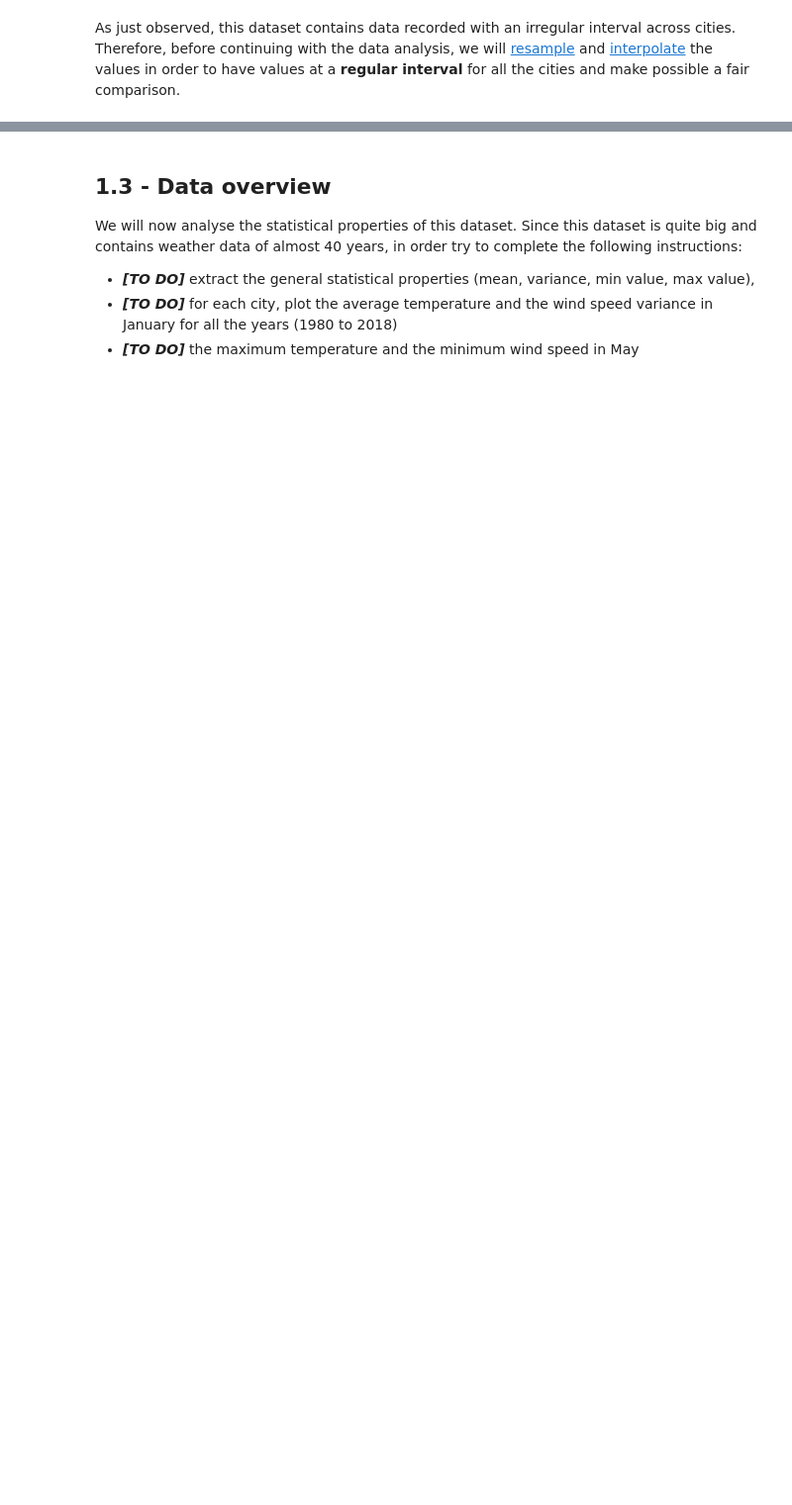
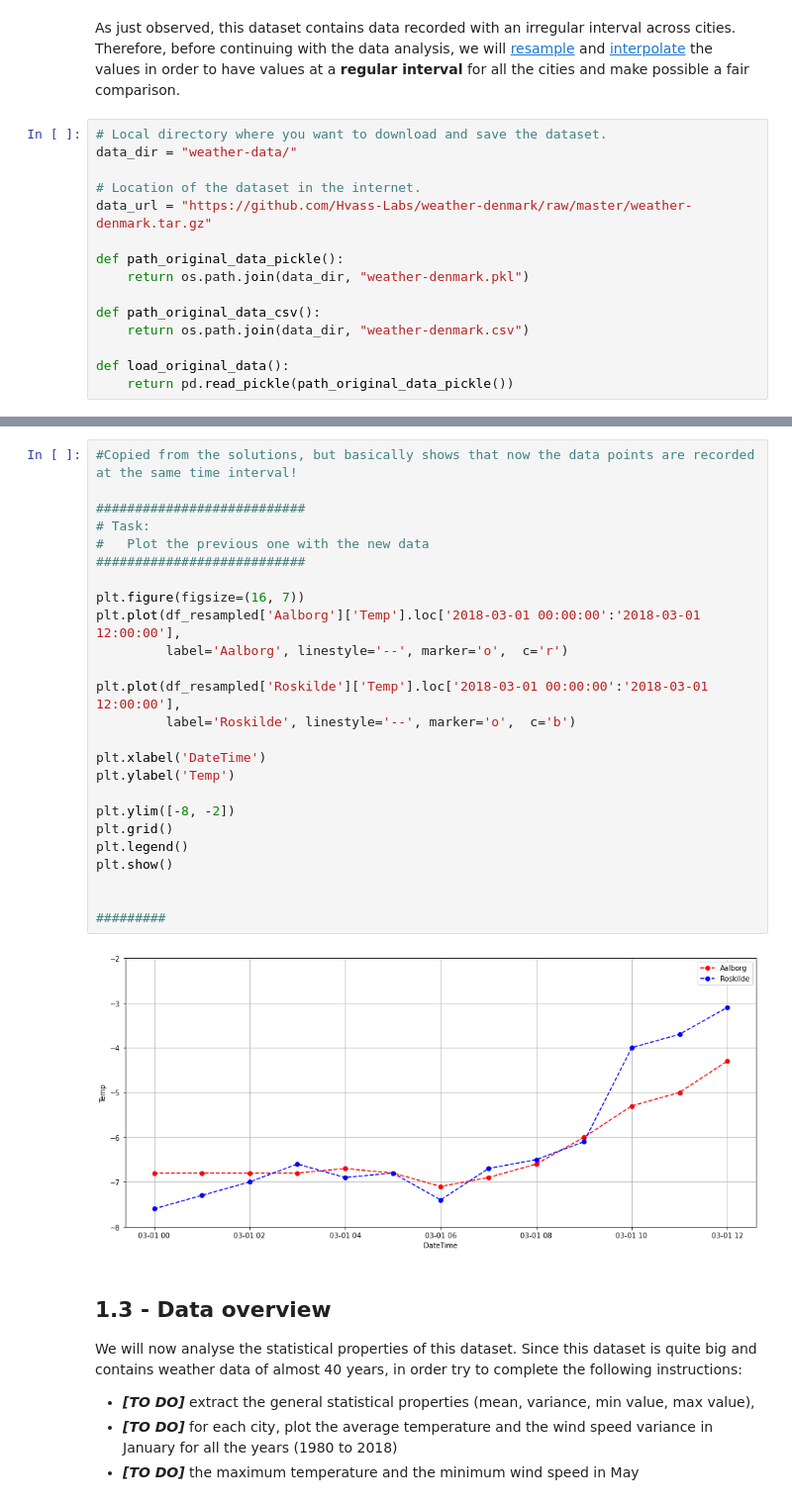
Before and after one commit to UCL-ELEC0136/2-data-processing-Trinity-Actual, a Jupyter notebook: 2-data-processing.ipynb, the cells around one changed output, grey strips where cells are left out. Shown at 99% size. Drawn from its saved outputs; the diff is of its cells as text; blank space fills up the shorter version.

```diff
--- a/2-data-processing.ipynb
+++ b/2-data-processing.ipynb
@@ -53,3 +143,18 @@ plt.show()
 # %% [markdown]
 As just observed, this dataset contains data recorded with an irregular interval across cities. Therefore, before continuing with the data analysis, we will [resample](https://pandas.pydata.org/pandas-docs/stable/reference/api/pandas.DataFrame.resample.html) and [interpolate](https://pandas.pydata.org/pandas-docs/stable/reference/api/pandas.DataFrame.interpolate.html) the values in order to have values at a **regular interval** for all the cities and make possible a fair comparison.
+# %%
+# Local directory where you want to download and save the dataset.
+data_dir = "weather-data/"
+
+# Location of the dataset in the internet.
+data_url = "https://github.com/Hvass-Labs/weather-denmark/raw/master/weather-denmark.tar.gz"
+
+def path_original_data_pickle():
+    return os.path.join(data_dir, "weather-denmark.pkl")
+
+def path_original_data_csv():
+    return os.path.join(data_dir, "weather-denmark.csv")
+
+def load_original_data():
+    return pd.read_pickle(path_original_data_pickle())
 # %%
@@ -121,3 +246,30 @@ df_resampled
+# %%
+#Copied from the solutions, but basically shows that now the data points are recorded at the same time interval!
+
+###########################
+# Task:
+#   Plot the previous one with the new data
+###########################
+
+plt.figure(figsize=(16, 7))
+plt.plot(df_resampled['Aalborg']['Temp'].loc['2018-03-01 00:00:00':'2018-03-01 12:00:00'],
+         label='Aalborg', linestyle='--', marker='o',  c='r')
+
+plt.plot(df_resampled['Roskilde']['Temp'].loc['2018-03-01 00:00:00':'2018-03-01 12:00:00'],
+         label='Roskilde', linestyle='--', marker='o',  c='b')
+
+plt.xlabel('DateTime')
+plt.ylabel('Temp')
+
+plt.ylim([-8, -2])
+plt.grid()
+plt.legend()
+plt.show()
+
+
+#########
+# %% [output]
+[figure, added]
 # %% [markdown]
 ## 1.3 - Data overview
 
```
Also changed, not shown: parts of 45 cells of this notebook.
